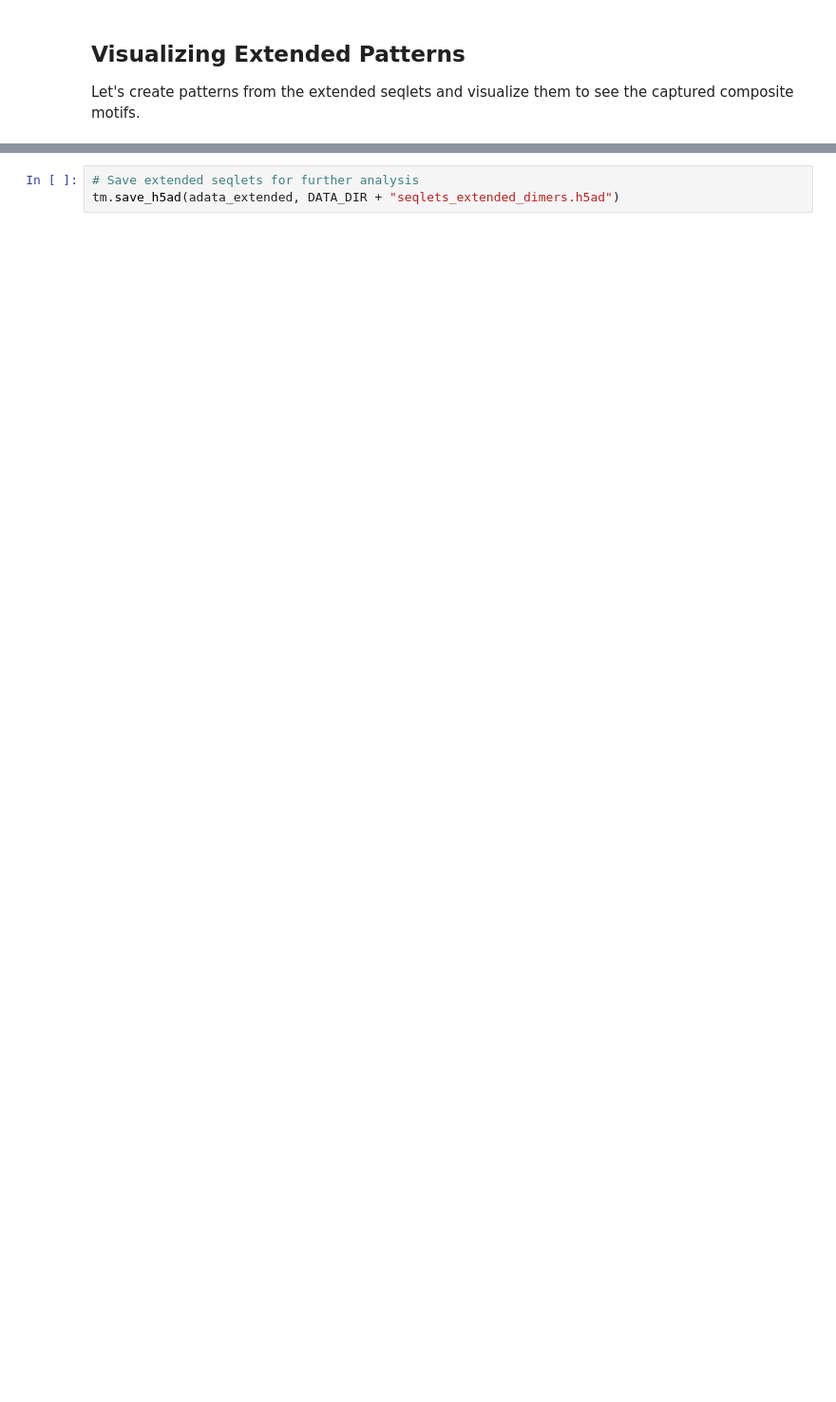
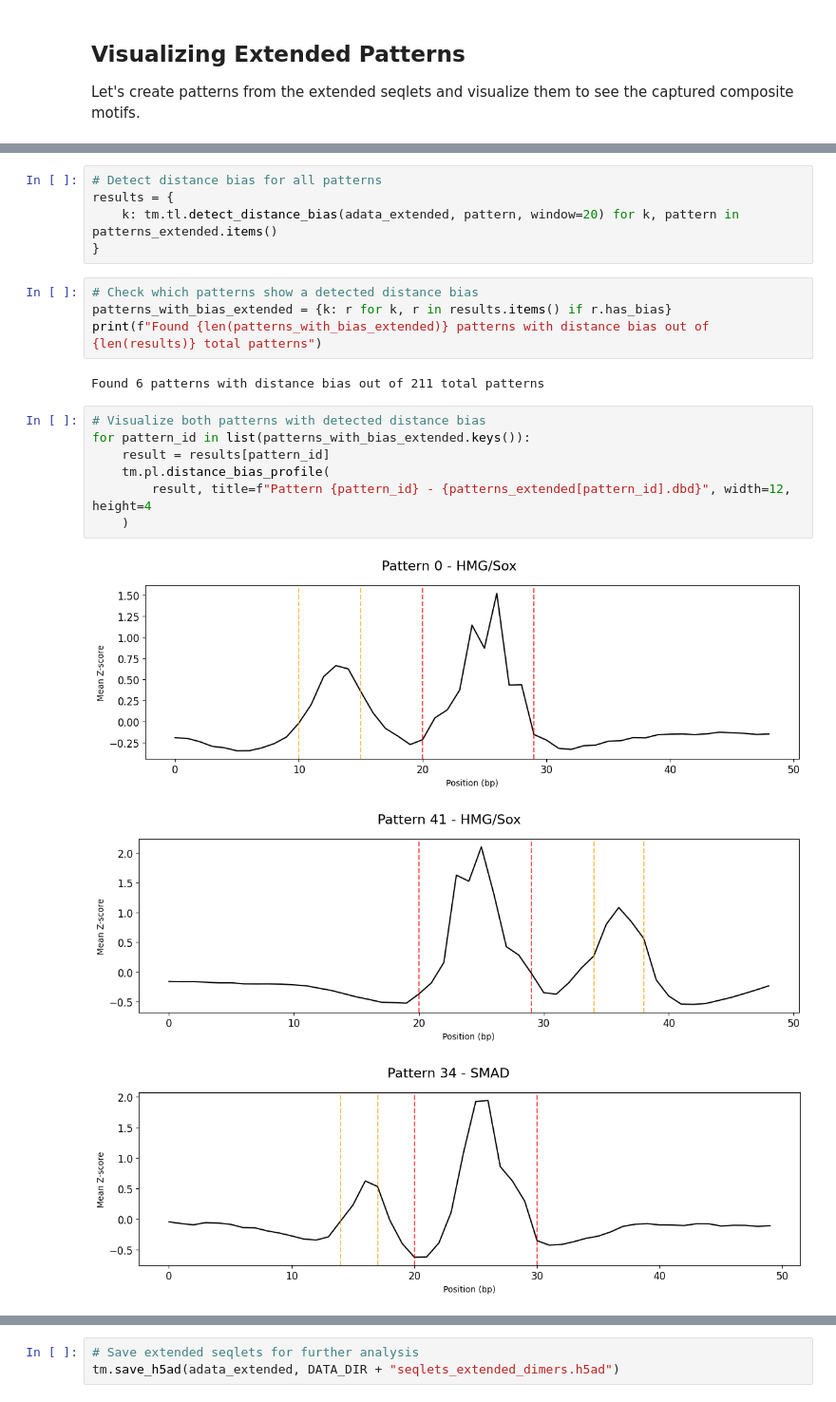
Before and after one commit to aertslab/TF-MInDi, a Jupyter notebook: docs/notebooks/04_distance_bias_detection.ipynb, the cells around one changed output, grey strips where cells are left out. Shown at 95% size. Cells and saved outputs as stored; diff of their text form; blank space fills up the shorter version.

```diff
--- a/docs/notebooks/04_distance_bias_detection.ipynb
+++ b/docs/notebooks/04_distance_bias_detection.ipynb
@@ -179,0 +201,22 @@ Creating patterns for 66 clusters...
+# %%
+# Detect distance bias for all patterns
+results = {
+    k: tm.tl.detect_distance_bias(adata_extended, pattern, window=20) for k, pattern in patterns_extended.items()
+}
+# %%
+# Check which patterns show a detected distance bias
+patterns_with_bias_extended = {k: r for k, r in results.items() if r.has_bias}
+print(f"Found {len(patterns_with_bias_extended)} patterns with distance bias out of {len(results)} total patterns")
+# %% [output]
+Found 6 patterns with distance bias out of 211 total patterns
+# %%
+# Visualize both patterns with detected distance bias
+for pattern_id in list(patterns_with_bias_extended.keys()):
+    result = results[pattern_id]
+    tm.pl.distance_bias_profile(
+        result, title=f"Pattern {pattern_id} - {patterns_extended[pattern_id].dbd}", width=12, height=4
+    )
+# %% [output]
+[figure, added]
+[figure, added]
+[figure, added]
```
Also changed, not shown: parts of 14 cells of this notebook.
